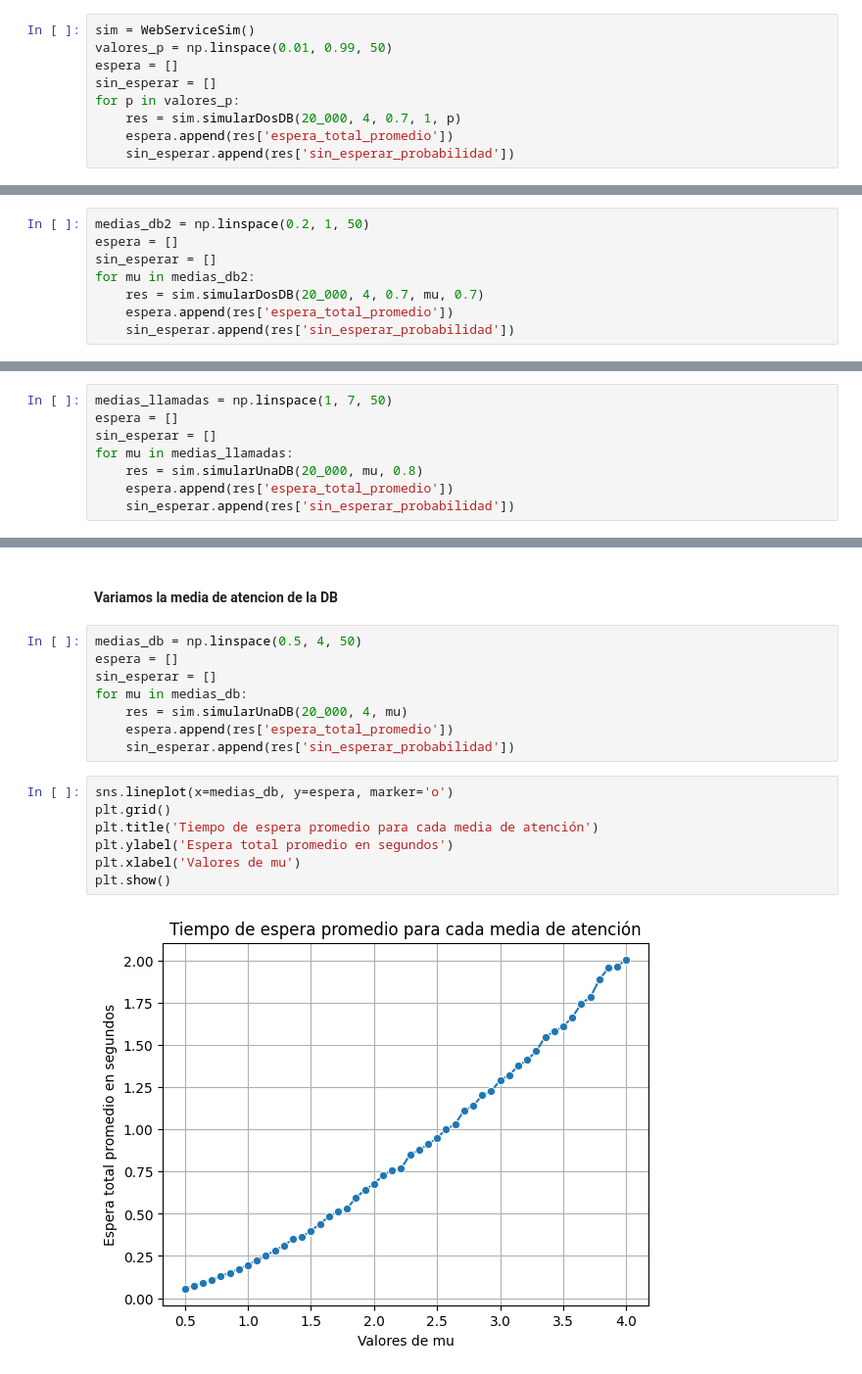
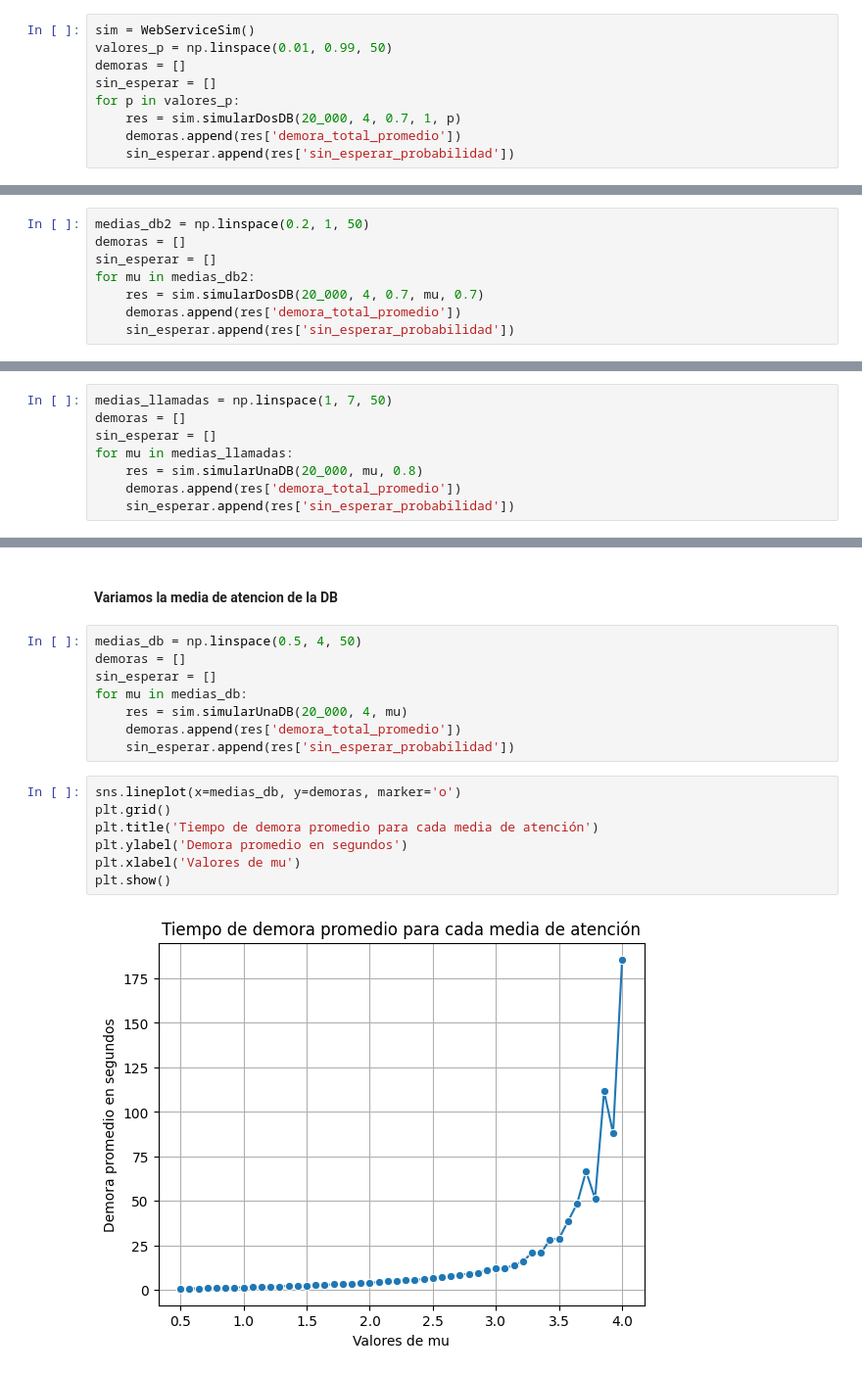
Before and after one commit to ramirogestoso/simulacion-2c-2022, a Jupyter notebook: TP2/tp2_ej3.ipynb, the cells around one changed output, grey strips where cells are left out. Shown at 98% size. Saved outputs shown, nothing was run; the diff lists cells and outputs as text.

```diff
--- a/TP2/tp2_ej3.ipynb
+++ b/TP2/tp2_ej3.ipynb
@@ -122,10 +119,10 @@ Para cada variación, los mejores resultados serán aquellos que tengan el menor
 # %%
 sim = WebServiceSim()
 valores_p = np.linspace(0.01, 0.99, 50)
-espera = []
+demoras = []
 sin_esperar = []
 for p in valores_p:
     res = sim.simularDosDB(20_000, 4, 0.7, 1, p)
-    espera.append(res['espera_total_promedio'])
+    demoras.append(res['demora_total_promedio'])
     sin_esperar.append(res['sin_esperar_probabilidad'])
 # %%
@@ -150,10 +147,10 @@ plt.show()
 #### Variamos la media de llamadas de la base de datos 2
 # %%
 medias_db2 = np.linspace(0.2, 1, 50)
-espera = []
+demoras = []
 sin_esperar = []
 for mu in medias_db2:
     res = sim.simularDosDB(20_000, 4, 0.7, mu, 0.7)
-    espera.append(res['espera_total_promedio'])
+    demoras.append(res['demora_total_promedio'])
     sin_esperar.append(res['sin_esperar_probabilidad'])
 # %%
@@ -180,10 +177,10 @@ plt.show()
 #### Variamos la media de llamadas
 # %%
 medias_llamadas = np.linspace(1, 7, 50)
-espera = []
+demoras = []
 sin_esperar = []
 for mu in medias_llamadas:
     res = sim.simularUnaDB(20_000, mu, 0.8)
-    espera.append(res['espera_total_promedio'])
+    demoras.append(res['demora_total_promedio'])
     sin_esperar.append(res['sin_esperar_probabilidad'])
 # %%
@@ -208,21 +205,21 @@ plt.show()
 #### Variamos la media de atencion de la DB
 # %%
 medias_db = np.linspace(0.5, 4, 50)
-espera = []
+demoras = []
 sin_esperar = []
 for mu in medias_db:
     res = sim.simularUnaDB(20_000, 4, mu)
-    espera.append(res['espera_total_promedio'])
+    demoras.append(res['demora_total_promedio'])
     sin_esperar.append(res['sin_esperar_probabilidad'])
 # %%
-sns.lineplot(x=medias_db, y=espera, marker='o')
+sns.lineplot(x=medias_db, y=demoras, marker='o')
 plt.grid()
-plt.title('Tiempo de espera promedio para cada media de atención')
-plt.ylabel('Espera total promedio en segundos')
+plt.title('Tiempo de demora promedio para cada media de atención')
+plt.ylabel('Demora promedio en segundos')
 plt.xlabel('Valores de mu')
 plt.show()
 # %% [output]
-[figure, old version]
+[figure, new version]
 # %%
 sns.lineplot(x=medias_db, y=sin_esperar, marker='o')
 plt.grid()
```
Also changed, not shown: parts of 11 cells of this notebook.
